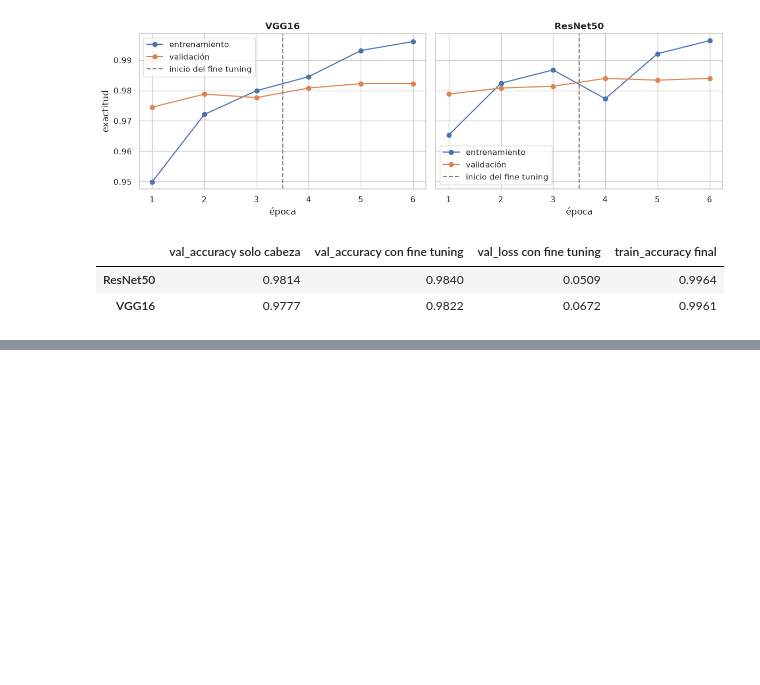
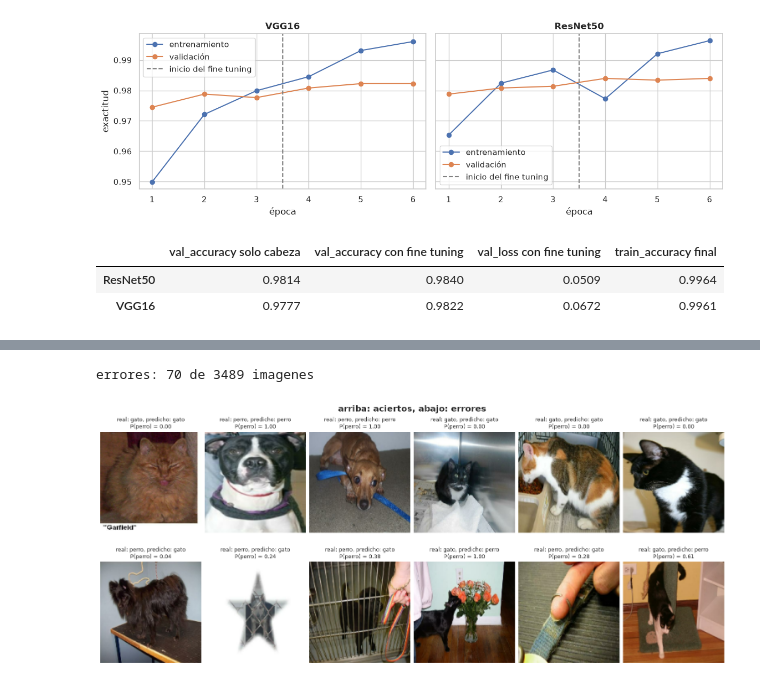
Before and after one commit to SebaScript/proyecto-2-IA-Vision-Artificial, a Jupyter notebook: Proyecto_Vision_Cats_vs_Dogs.ipynb, the cells around one changed output, grey strips where cells are left out. Cells and saved outputs as stored; diff of their text form; code cells hidden in the pictures; blank space fills up the shorter version.

```diff
--- a/Proyecto_Vision_Cats_vs_Dogs.ipynb
+++ b/Proyecto_Vision_Cats_vs_Dogs.ipynb
@@ -489,0 +532,18 @@ comparativa.round(4)
+# %%
+aciertos = np.where(y_pred == y_test)[0]
+errores = np.where(y_pred != y_test)[0]
+print("errores:", len(errores), "de", len(y_test), "imagenes")
+
+fig, axes = plt.subplots(2, 6, figsize=(15, 6.5), layout="constrained")
+for fila, indices in enumerate([aciertos, errores]):
+    for ax, i in zip(axes[fila], indices):
+        ax.imshow(x_test[i])
+        ax.set_title(f"real: {CLASES[y_test[i]]}, predicho: {CLASES[y_pred[i]]}\nP(perro) = {prob[i]:.2f}", fontsize=9)
+    for ax in axes[fila]:
+        ax.axis("off")
+
+plt.suptitle("arriba: aciertos, abajo: errores", fontweight="bold")
+plt.show()
+# %% [output]
+errores: 70 de 3489 imagenes
+[figure, added]
```
Also changed, not shown: parts of 3 cells of this notebook.
